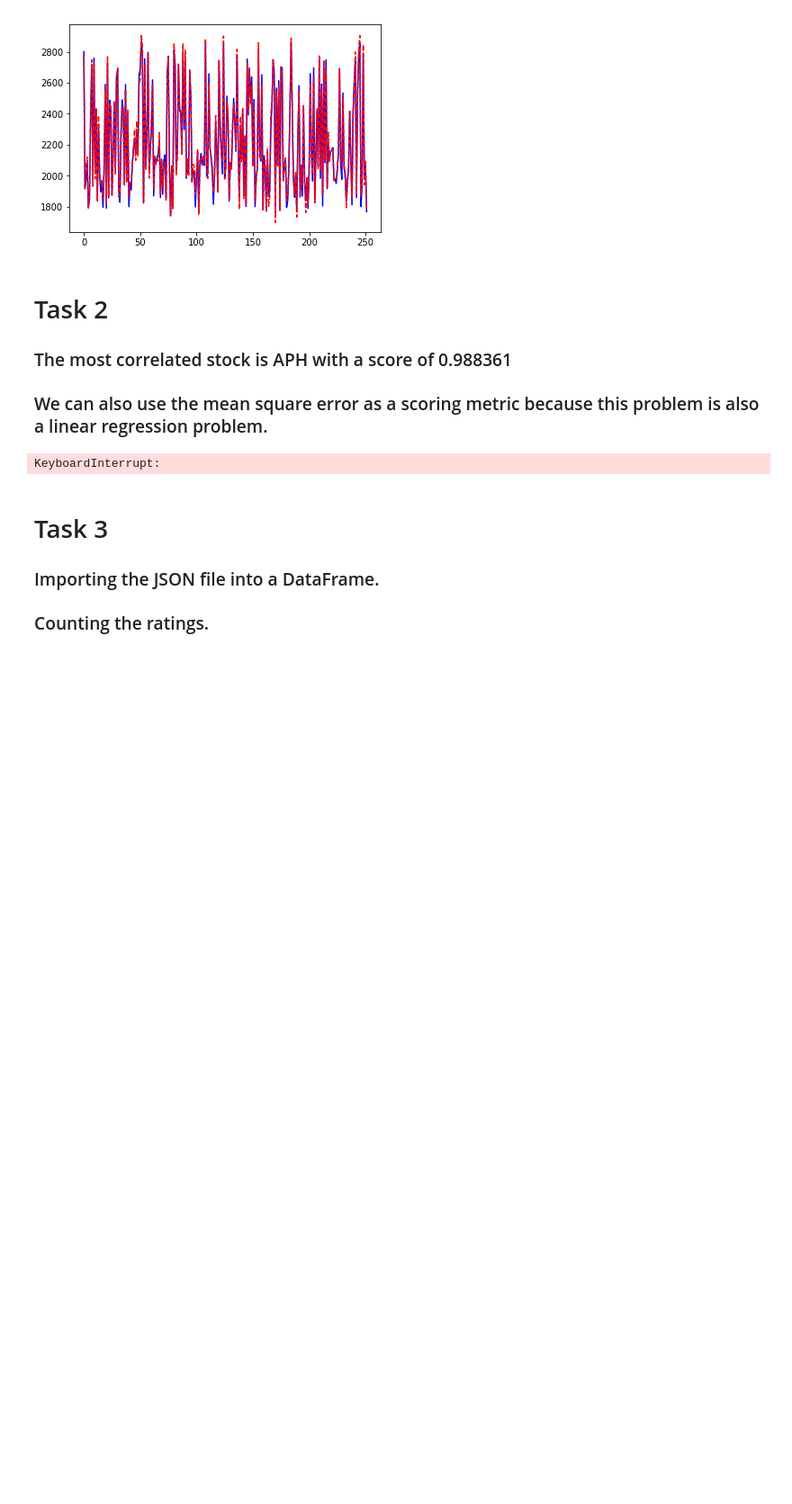
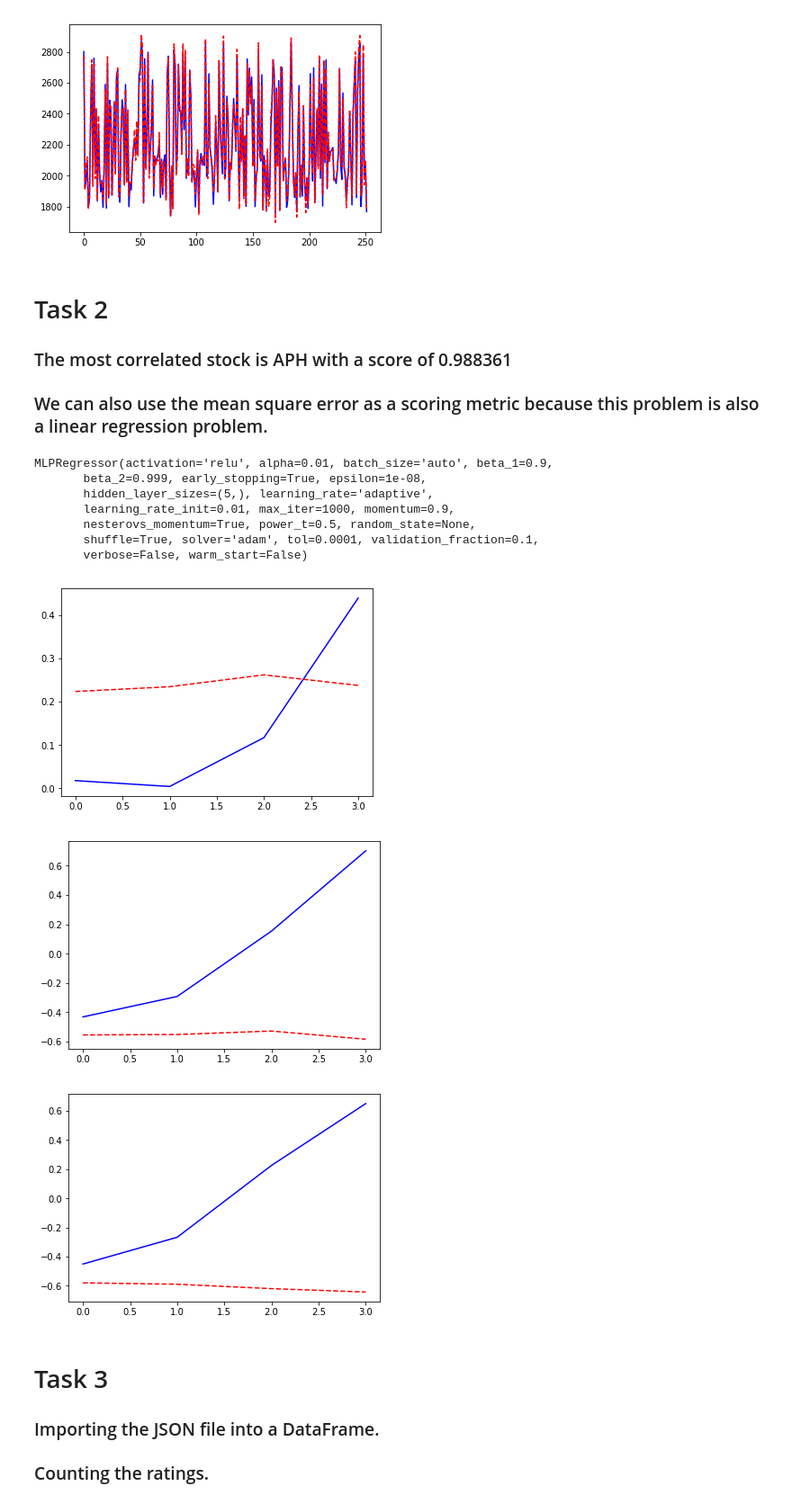
Before and after one commit to 842Mono/CSEN1067_Machine_Learning_Project1, a Jupyter notebook: text_starter.ipynb, the cells around one changed output. Shown at 90% size. Saved outputs shown, nothing was run; the diff lists cells and outputs as text; code cells hidden in the pictures; blank space fills up the shorter version.

```diff
--- a/text_starter.ipynb
+++ b/text_starter.ipynb
@@ -195,26 +262,5 @@ X_train,X_test,Y_train,Y_test = train_test_split(normalizedDF,normalizedSP500,te
 # %%
-# reg = MLPRegressor(
-#     hidden_layer_sizes=(5,),
-#     activation='relu',
-#     solver=solverInput,
-#     learning_rate='adaptive',
-#     max_iter=1000,
-#     learning_rate_init=learning_rate_initInput,
-#     alpha=0.01,
-#     early_stopping=early_stopping
-# )
-
-X_train_arrays = []
-Y_train_arrays = []
-
-for i in range(4, X_train.shape[0]-4):
-    X_train_arrays.append([X_train.iloc[i-4], X_train.iloc[i-3], X_train.iloc[i-2], X_train.iloc[i-1], X_train.iloc[i]])
-    Y_train_arrays.append([Y_train.iloc[i+1], Y_train.iloc[i+2], Y_train.iloc[i+3], Y_train.iloc[i+4]])
-
-DoLinearRegression('adam',0.01, True, X_train_arrays, Y_train_arrays, X_test, Y_test, spMean, spSD)
-
-# reg.fit(x_train_arrays, y_train_arrays)
-
+regressionObject = TrainLinearRegressionNoNorm('adam',0.01, True, X_train_arrays, Y_train_arrays, X_test, Y_test) #, XnorMean, XnorSTD)
 
 
 
@@ -242,7 +288,44 @@ DoLinearRegression('adam',0.01, True, X_train_arrays, Y_train_arrays, X_test, Y_
 # # print(type(threeValuesX))
 # DoLinearRegression('sgd', 0.005, True, X_train, Y_train, threeValuesX, threeValuesY)
 # %% [output]
-KeyboardInterrupt:
+MLPRegressor(activation='relu', alpha=0.01, batch_size='auto', beta_1=0.9,
+       beta_2=0.999, early_stopping=True, epsilon=1e-08,
+       hidden_layer_sizes=(5,), learning_rate='adaptive',
+       learning_rate_init=0.01, max_iter=1000, momentum=0.9,
+       nesterovs_momentum=True, power_t=0.5, random_state=None,
+       shuffle=True, solver='adam', tol=0.0001, validation_fraction=0.1,
+       verbose=False, warm_start=False)
+# %%
+random1 = np.random.randint(0,X_test.shape[0])
+random2 = np.random.randint(0,X_test.shape[0])
+random3 = np.random.randint(0,X_test.shape[0])
+
+arr1X = X_test[random1]
+arr2X = X_test[random2]
+arr3X = X_test[random3]
+
+arr1Y = Y_test[random1]
+arr2Y = Y_test[random2]
+arr3Y = Y_test[random3]
+
+testX = [arr1X, arr2X, arr3X]
+testY = [arr1Y, arr2Y, arr3Y]
+
+h = regressionObject.predict(testX)
+
+
+for i in range(3):
+    fig = pyplot.figure()
+    ax = fig.add_axes([0.1,0.1,0.8,0.8])
+
+    ax.plot(h[i],label='h(x)',color='blue',ls='-')
+    ax.plot(testY[i],label="Y_test",color='red',ls='--')
+
+    pyplot.show()
+# %% [output]
+[figure, added]
+[figure, added]
+[figure, added]
 # %% [markdown]
 # Task 3
 
```
Also changed, not shown: parts of 11 cells of this notebook.
